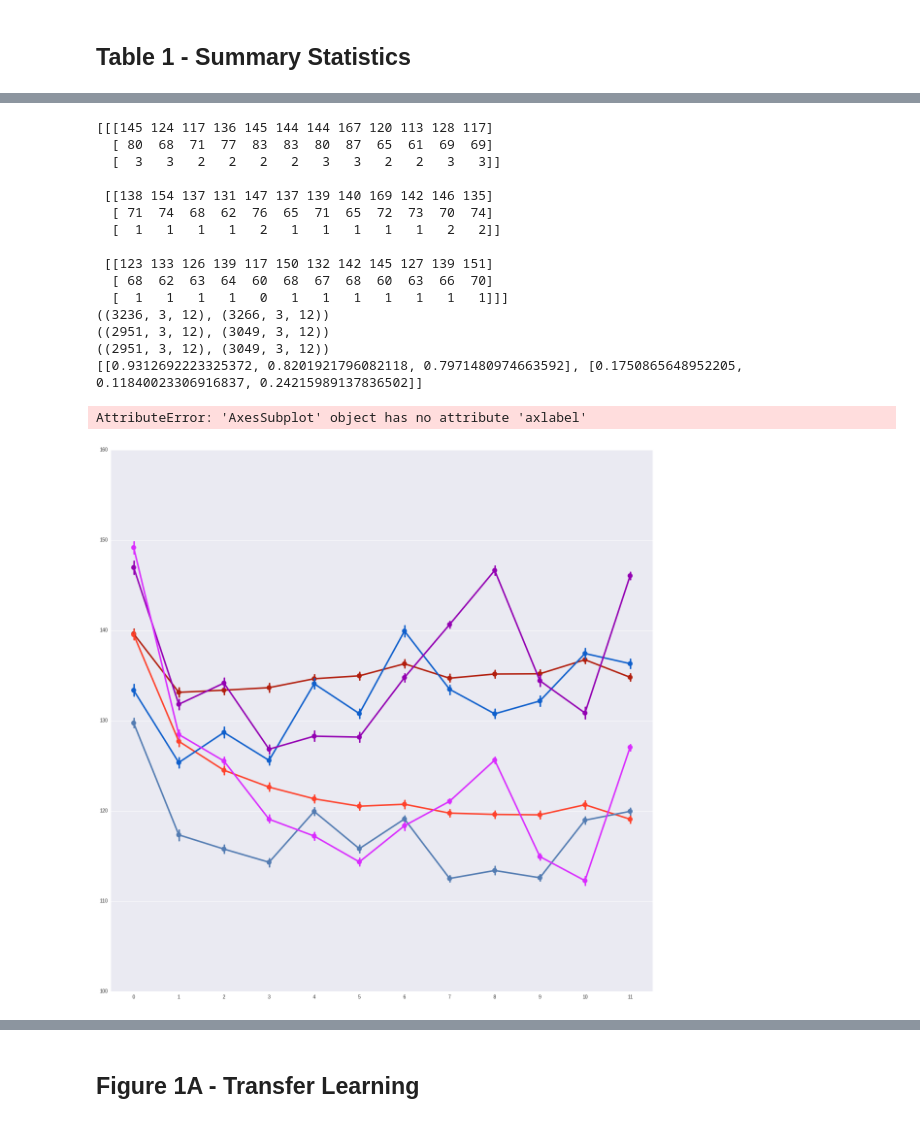
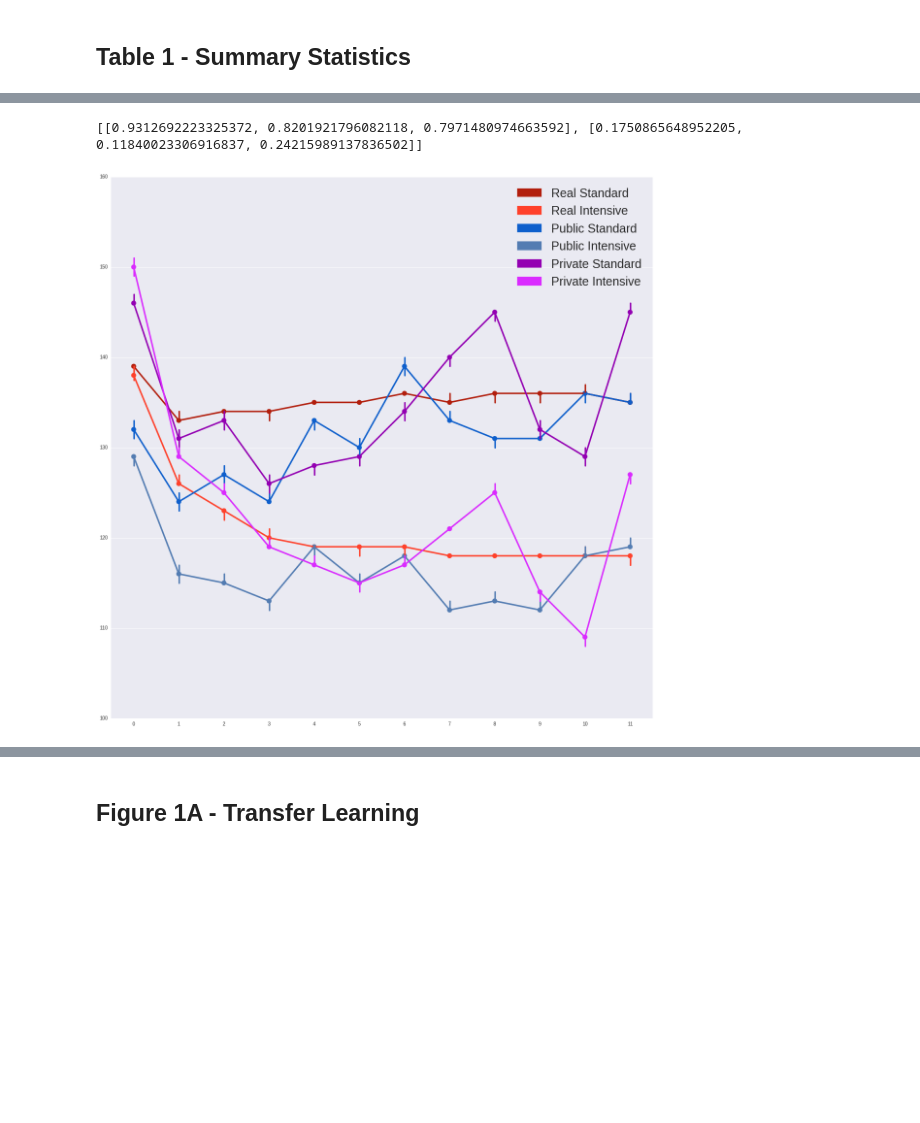
Before and after one commit to greenelab/SPRINT_gan, a Jupyter notebook: Figures.ipynb, the cells around one changed output, grey strips where cells are left out. Cells and saved outputs as stored; diff of their text form; code cells hidden in the pictures; blank space fills up the shorter version.

Commit message:
figures updates

```diff
--- a/Figures.ipynb
+++ b/Figures.ipynb
@@ -161,60 +203,32 @@ print(stats_dict)
 # %%
-from numpy import median
-
-standard_real = X_real[y_real==0]
-intensive_real = X_real[y_real==1]
-
-standard_public = X_public[y_public==0]
-intensive_public = X_public[y_public==1]
-
-standard_private = X_private[y_private==0]
-intensive_private = X_private[y_private==1]
-
-print(standard_real[:3])
-print(standard_real.shape, intensive_real.shape)
-print(standard_public.shape, intensive_public.shape)
-print(standard_private.shape, intensive_private.shape)
-
-standard_real_sbp = standard_real[:, 0, :]
-intensive_real_sbp = intensive_real[:, 0, :]
-
-standard_public_sbp = standard_public[:, 0, :]
-intensive_public_sbp =  intensive_public[:, 0, :]
-
-standard_private_sbp = standard_private[:, 0, :]
-intensive_private_sbp = intensive_private[:, 0, :]
-
 print(sns.cubehelix_palette(n_colors=2, start=0))
 colors = ['#B21E0D', '#FF412B', '#0E5FCC', '#537CB2', '#9300B2', '#DA2BFF']
 
 plt.figure(figsize=(20, 20))
-ax = sns.pointplot(data=standard_real_sbp, esitmator=median, color=colors[0], label='Real Standard')
-ax = sns.pointplot(data=intensive_real_sbp, esitmator=median, color=colors[1], label='Real Intensive')
+ax = sns.pointplot(data=standard_real_sbp, estimator=median, color=colors[0], label='Real Standard')
+ax = sns.pointplot(data=intensive_real_sbp, estimator=median, color=colors[1], label='Real Intensive')
 
-ax = sns.pointplot(data=standard_public_sbp, esitmator=median, color=colors[2], label='Public Standard')
-ax = sns.pointplot(data=intensive_public_sbp, esitmator=median, color=colors[3], label='Public Intensive')
+ax = sns.pointplot(data=standard_public_sbp, estimator=median, color=colors[2], label='Public Standard')
+ax = sns.pointplot(data=intensive_public_sbp, estimator=median, color=colors[3], label='Public Intensive')
 
-ax = sns.pointplot(data=standard_private_sbp, esitmator=median, color=colors[4], label='Private Standard')
-ax = sns.pointplot(data=intensive_private_sbp, esitmator=median, color=colors[5], label='Private Intensive')
-ax.axlabel()
+ax = sns.pointplot(data=standard_private_sbp, estimator=median, color=colors[4], label='Private Standard')
+ax = sns.pointplot(data=intensive_private_sbp, estimator=median, color=colors[5], label='Private Intensive')
+
+real_standard_patch = mpatches.Patch(color=colors[0], label='Real Standard')
+real_intensive_patch = mpatches.Patch(color=colors[1], label='Real Intensive')
+public_standard_patch = mpatches.Patch(color=colors[2], label='Public Standard')
+public_intensive_patch = mpatches.Patch(color=colors[3], label='Public Intensive')
+private_standard_patch = mpatches.Patch(color=colors[4], label='Private Standard')
+private_intensive_patch = mpatches.Patch(color=colors[5], label='Private Intensive')
+
+ax.legend(handles=[real_standard_patch, real_intensive_patch, public_standard_patch, public_intensive_patch,
+                   private_standard_patch, private_intensive_patch],
+          fontsize=25)
+
+plt.show()
 # %% [output]
-[[[145 124 117 136 145 144 144 167 120 113 128 117]
-  [ 80  68  71  77  83  83  80  87  65  61  69  69]
-  [  3   3   2   2   2   2   3   3   2   2   3   3]]
-
- [[138 154 137 131 147 137 139 140 169 142 146 135]
-  [ 71  74  68  62  76  65  71  65  72  73  70  74]
-  [  1   1   1   1   2   1   1   1   1   1   2   2]]
-
- [[123 133 126 139 117 150 132 142 145 127 139 151]
-  [ 68  62  63  64  60  68  67  68  60  63  66  70]
-  [  1   1   1   1   0   1   1   1   1   1   1   1]]]
-((3236, 3, 12), (3266, 3, 12))
-((2951, 3, 12), (3049, 3, 12))
-((2951, 3, 12), (3049, 3, 12))
 [[0.9312692223325372, 0.8201921796082118, 0.7971480974663592], [0.1750865648952205, 0.11840023306916837, 0.24215989137836502]]
-AttributeError: 'AxesSubplot' object has no attribute 'axlabel'
-[figure, old version]
+[figure, new version]
 # %%
 plt.figure(figsize=(10, 10))
 ax = sns.distplot(pd.DataFrame(X_train[:, 0, 0]))
```
Also changed, not shown: parts of 8 cells of this notebook.
